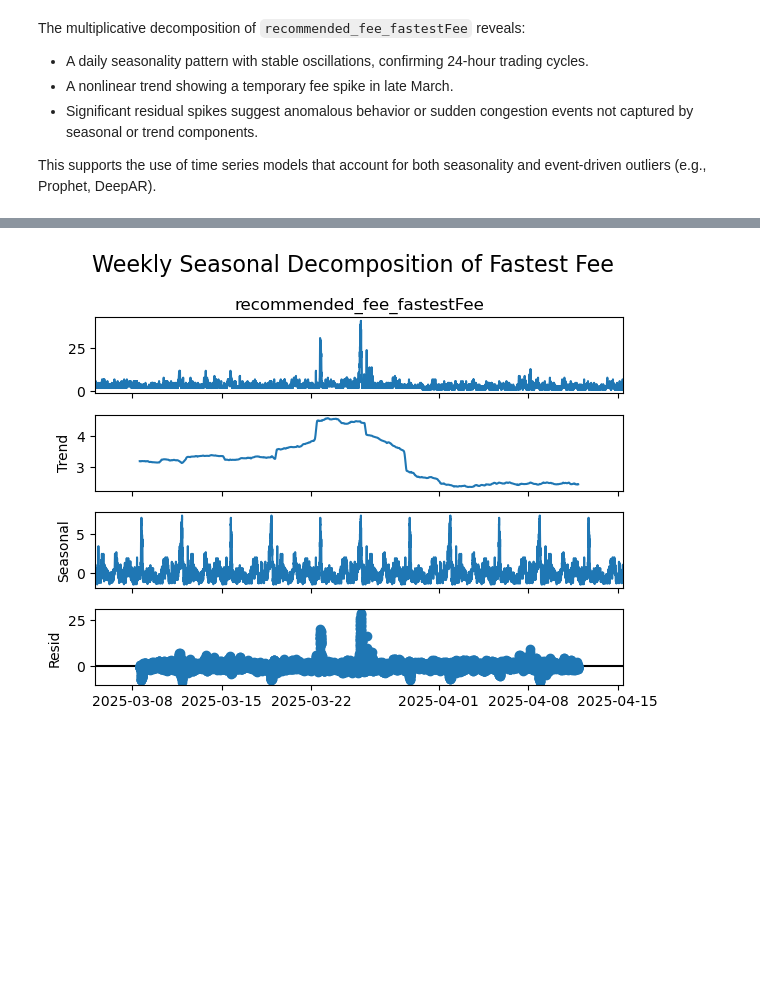
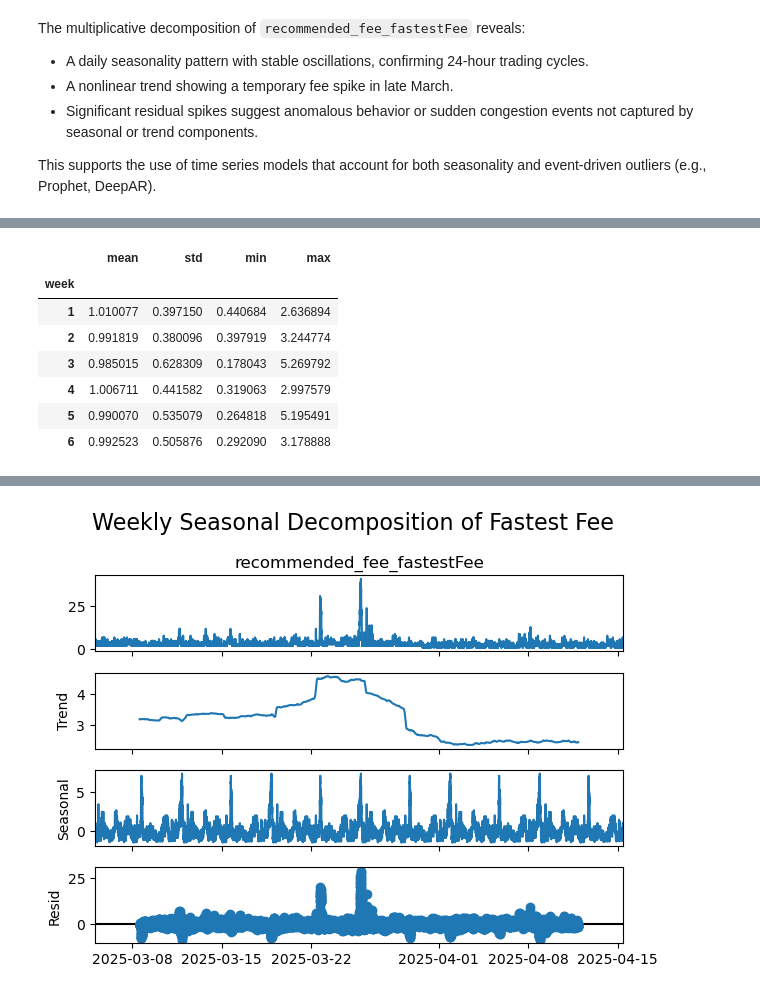
Before and after one commit to UBC-MDS/Capstone_SatCast_Trilemma, a Jupyter notebook: analysis/data_spec.ipynb, the cells around one changed output, grey strips where cells are left out. Saved outputs shown, nothing was run; the diff lists cells and outputs as text; code cells hidden in the pictures; blank space fills up the shorter version.

```diff
--- a/analysis/data_spec.ipynb
+++ b/analysis/data_spec.ipynb
@@ -526,0 +563,20 @@ This supports the use of time series models that account for both seasonality an
+# %%
+# Extract residuals from multiplicative decomposition
+residuals = result_mul.resid.dropna().to_frame(name='resid')
+
+# Create custom week index from timestamp
+start_time = residuals.index.min()
+residuals['week'] = ((residuals.index - start_time) / pd.Timedelta(days=7)).astype(int) + 1
+
+# Calculate summary stats per week
+resid_stats = residuals.groupby('week')['resid'].describe()[['mean', 'std', 'min', 'max']]
+display(resid_stats)
+# %% [output]
+|  | mean | std | min | max |
+| week |  |  |  |  |
+| 1 | 1.010077 | 0.397150 | 0.440684 | 2.636894 |
+| 2 | 0.991819 | 0.380096 | 0.397919 | 3.244774 |
+| 3 | 0.985015 | 0.628309 | 0.178043 | 5.269792 |
+| 4 | 1.006711 | 0.441582 | 0.319063 | 2.997579 |
+| 5 | 0.990070 | 0.535079 | 0.264818 | 5.195491 |
+| 6 | 0.992523 | 0.505876 | 0.292090 | 3.178888 |
```
Also changed, not shown: parts of 8 cells of this notebook.
